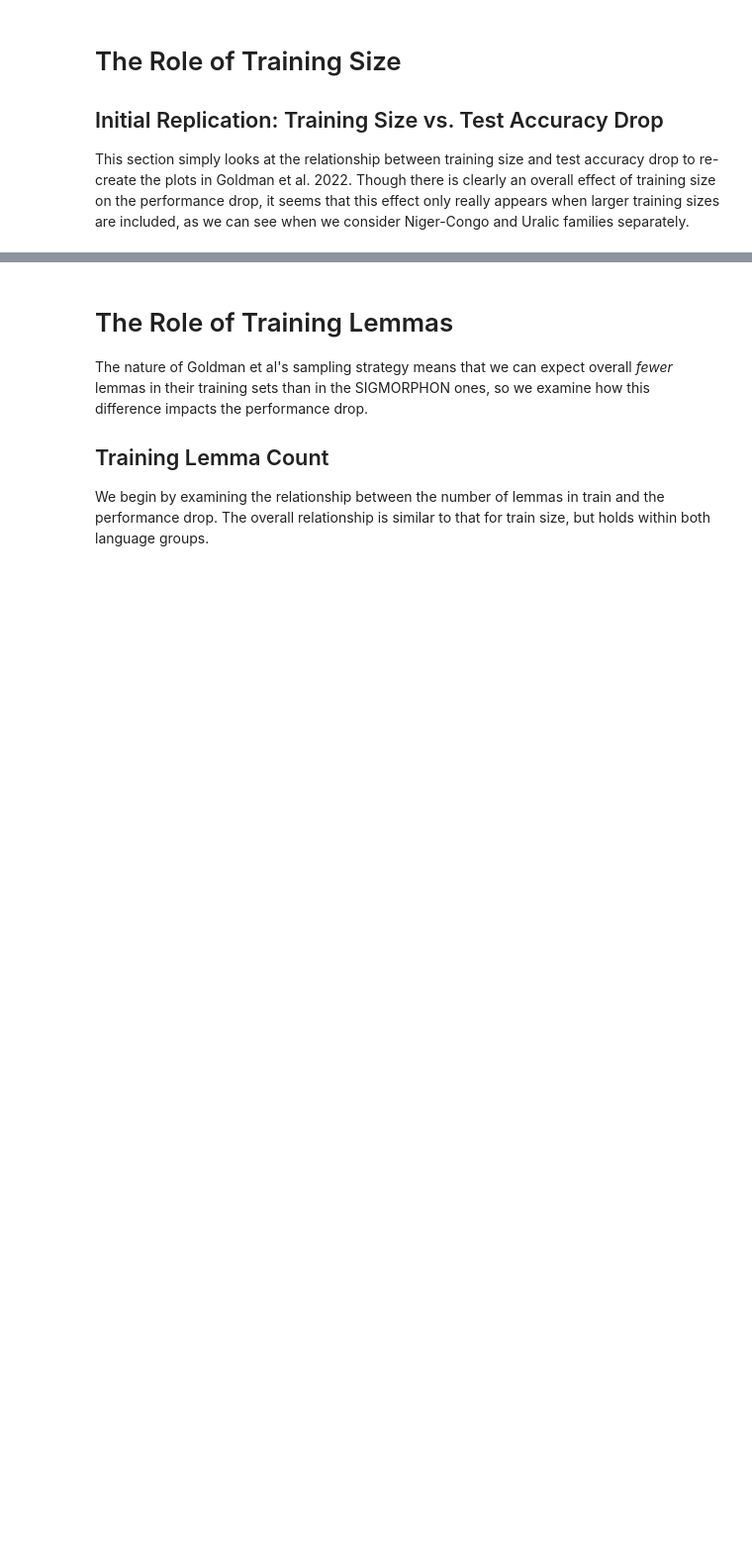
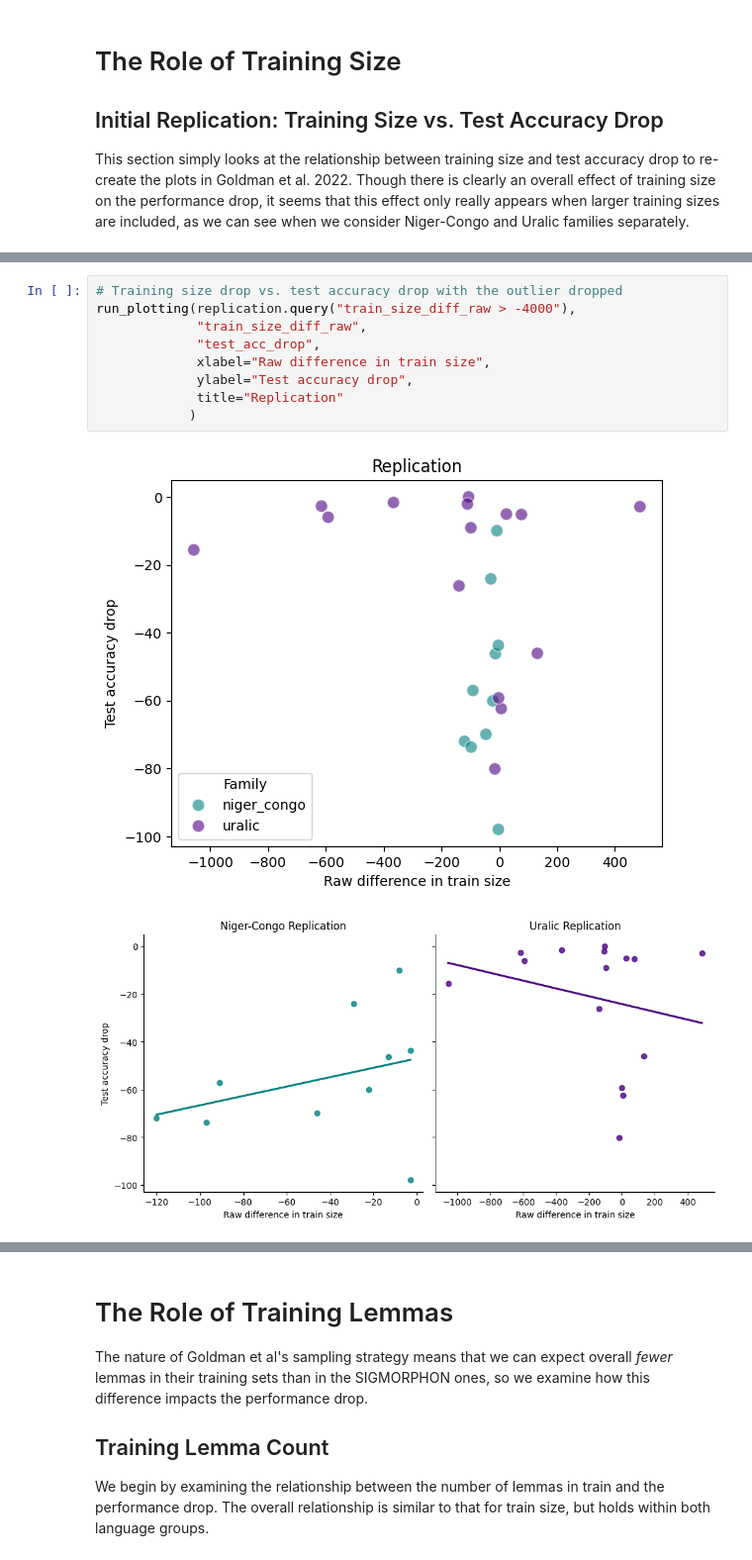
Before and after one commit to paynesa/qp2, a Jupyter notebook: code/initial_replication.ipynb, the cells around one changed output, grey strips where cells are left out. Shown at 99% size. Cells and saved outputs as stored; diff of their text form; blank space fills up the shorter version.

Commit message:
add some stuff to handle outliers

```diff
--- a/code/initial_replication.ipynb
+++ b/code/initial_replication.ipynb
@@ -165,0 +135,12 @@ Kendall's Tau:  0.033,   p = 0.8943512599699821
+# %%
+# Training size drop vs. test accuracy drop with the outlier dropped
+run_plotting(replication.query("train_size_diff_raw > -4000"),
+             "train_size_diff_raw",
+             "test_acc_drop",
+             xlabel="Raw difference in train size",
+             ylabel="Test accuracy drop",
+             title="Replication"
+            )
+# %% [output]
+[figure, added]
+[figure, added]
```
Also changed, not shown: parts of 29 cells of this notebook.
